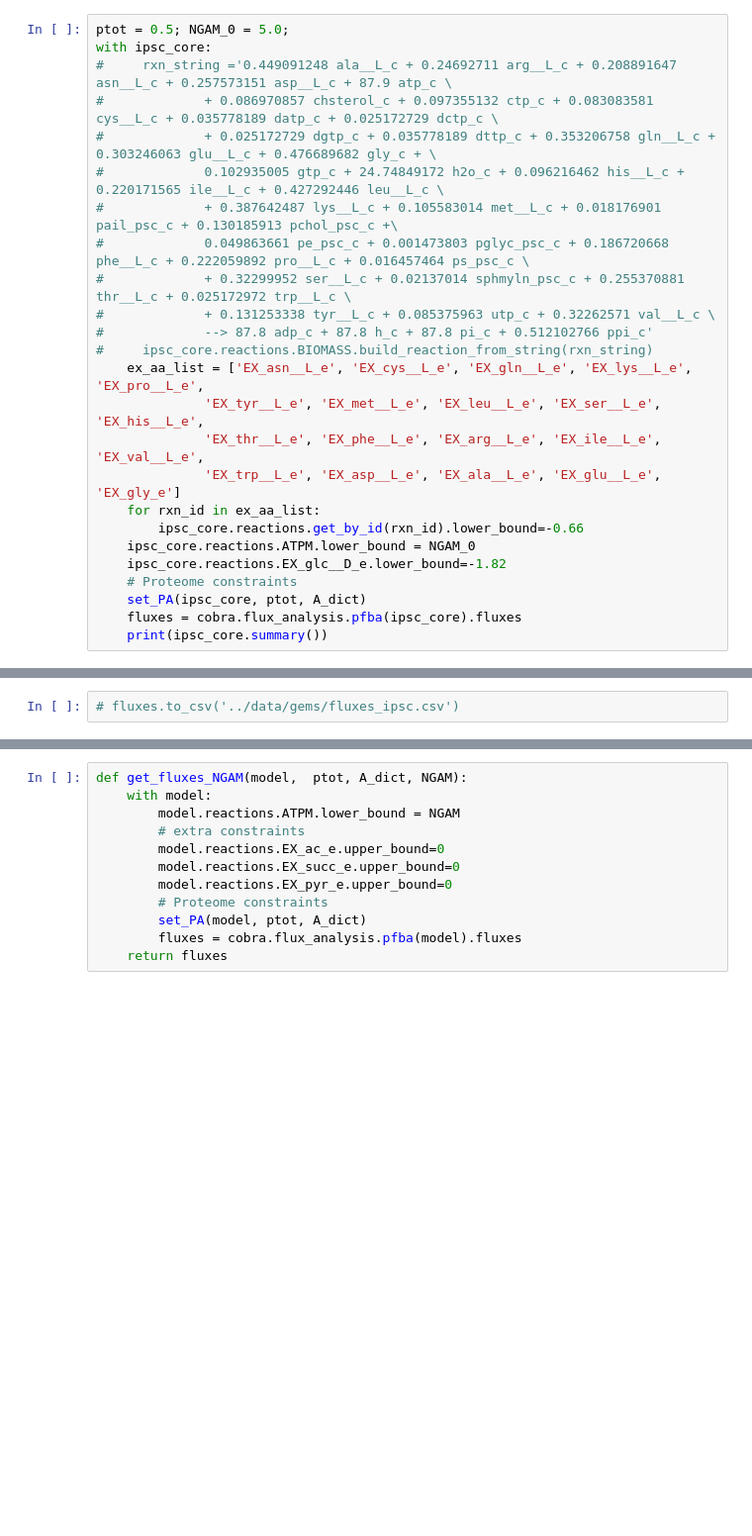
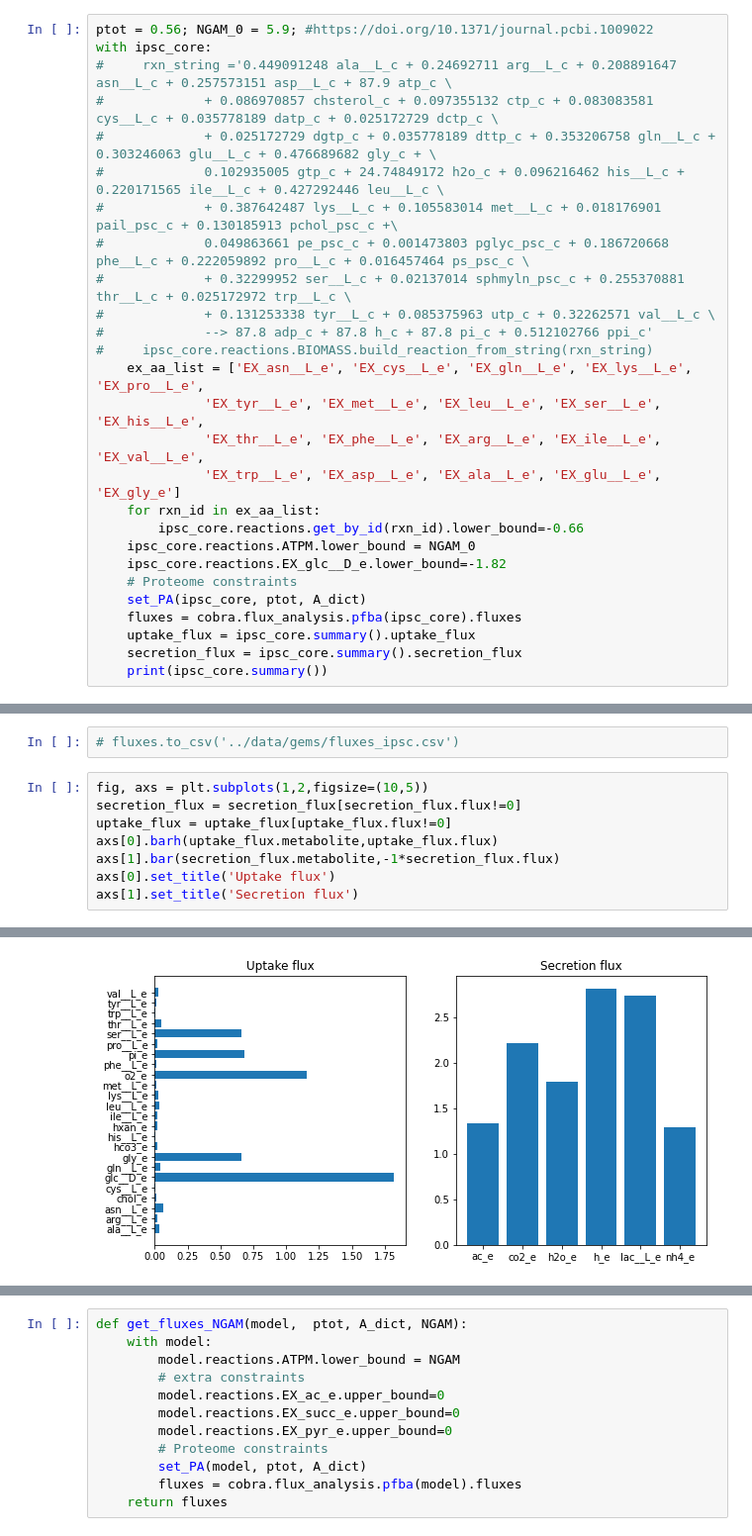
Before and after one commit to SizheQiu/PigGEM2025, a Jupyter notebook: code/CAFBA.ipynb, the cells around one changed output, grey strips where cells are left out. Shown: that part at 99% size. Cells and saved outputs as stored; diff of their text form; blank space fills up the shorter version.

Commit message:
aa_uptake_no_constraint_17062025

```diff
--- a/code/CAFBA.ipynb
+++ b/code/CAFBA.ipynb
@@ -51,7 +51,7 @@ def get_NGAM( NGAM_0, r_max, nh4_con, lac_con, k1, k2, z1, z2):
     r = 1+(r_max-1)*(1+exp(-k1*(nh4_con-z1) ))**-1*(1+exp(-k2*(lac_con-z2) ))**-1
     return r* NGAM_0
 # %%
-ptot = 0.5; NGAM_0 = 5.0;
+ptot = 0.56; NGAM_0 = 5.9; #https://doi.org/10.1371/journal.pcbi.1009022
 with ipsc_core:
 #     rxn_string ='0.449091248 ala__L_c + 0.24692711 arg__L_c + 0.208891647 asn__L_c + 0.257573151 asp__L_c + 87.9 atp_c \
 #             + 0.086970857 chsterol_c + 0.097355132 ctp_c + 0.083083581 cys__L_c + 0.035778189 datp_c + 0.025172729 dctp_c \
@@ -74,6 +74,8 @@ with ipsc_core:
     # Proteome constraints
     set_PA(ipsc_core, ptot, A_dict)
     fluxes = cobra.flux_analysis.pfba(ipsc_core).fluxes
+    uptake_flux = ipsc_core.summary().uptake_flux
+    secretion_flux = ipsc_core.summary().secretion_flux
     print(ipsc_core.summary())
 # %% [output]
 Objective
@@ -96,2 +98,11 @@ Metabolite    Reaction     Flux  C-Number C-Flux
 # %%
 # fluxes.to_csv('../data/gems/fluxes_ipsc.csv')
+# %%
+fig, axs = plt.subplots(1,2,figsize=(10,5))
+secretion_flux = secretion_flux[secretion_flux.flux!=0]
+uptake_flux = uptake_flux[uptake_flux.flux!=0]
+axs[0].barh(uptake_flux.metabolite,uptake_flux.flux)
+axs[1].bar(secretion_flux.metabolite,-1*secretion_flux.flux)
+axs[0].set_title('Uptake flux')
+axs[1].set_title('Secretion flux')
+# %% [output]
@@ -97,0 +110 @@ Metabolite    Reaction     Flux  C-Number C-Flux
+[figure, added]
```
Also changed, not shown: parts of 3 cells of this notebook, 5 other files.
